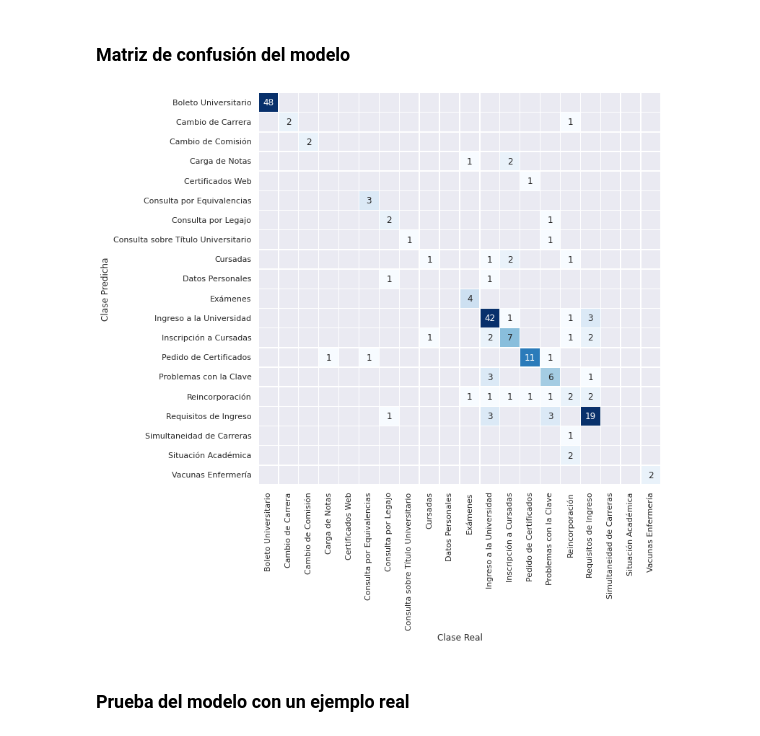
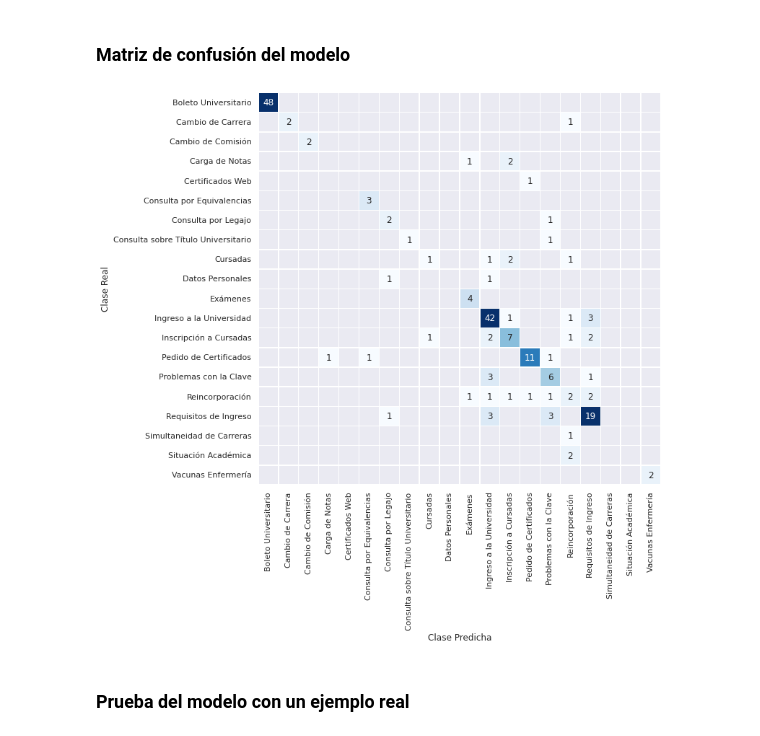
Before and after one commit to jumafernandez/clasificacion_correos, a Jupyter notebook: tesis/notebooks/05-BERT.ipynb, the cells around one changed output. Cells and saved outputs as stored; diff of their text form; code cells hidden in the pictures.

```diff
--- a/tesis/notebooks/05-BERT.ipynb
+++ b/tesis/notebooks/05-BERT.ipynb
@@ -15,3 +19,18 @@ __Objetivo:__ En esta notebook se presentan los experimentos sobre la estrategia
+# %%
+ITERACION = 1
+
+# Ubicación de los archivos de ambas iteraciones
+DS_DIR = 'https://raw.githubusercontent.com/jumafernandez/clasificacion_correos/main/tesis/data/'
+
+if ITERACION==1:
+  # Nombre de los archivos de la primera iteración
+  TRAIN_FILE = '01-01-correos-train-80.csv'
+  TEST_FILE = '01-02-correos-test-20.csv'
+
+elif ITERACION==2:
+  # Nombre de los archivos de la segunda iteración
+  TRAIN_FILE = '02-01-correos-train-80.csv'
+  TEST_FILE = '02-02-correos-test-20.csv'
 # %% [markdown]
 ## Instalación de librerías
 
@@ -201,0 +201,21 @@ model.train_model(train_df)
+# %%
+ENTRENA_NUEVO_MODELO=False
+
+if ENTRENA_NUEVO_MODELO:
+  # Entrenamos el modelo
+  model.train_model(train_df)
+else:
+  # Busco el archivo en Drive
+  from google.colab import drive
+  drive.mount('drive')
+  !cp "drive/My Drive/Tesis_modelos/outputs_beto_20211031.zip" outputs_beto_20211031.zip
+
+  # Unzipeo el archivo
+  shutil.unpack_archive("outputs_beto_20211031.zip", "local_model")
+
+  # Cargo el modelo
+  model = ClassificationModel(
+    "bert",
+    "local_model",
+    use_cuda=False
+  )
@@ -278,36 +300,36 @@ import seaborn as sns
 import matplotlib.pyplot as plt
 
 matriz_confusion = metrics.confusion_matrix(test_df.labels, predictions)
 
 sns.set()
 my_mask = np.zeros((matriz_confusion.shape[0], matriz_confusion.shape[0]), dtype=int)
 for i in range(matriz_confusion.shape[0]):
     for j in range(matriz_confusion.shape[0]):
         my_mask[i][j] = matriz_confusion[i][j] == 0
 
 fig_dims = (10, 10)
 plt.subplots(figsize=fig_dims)
 
 ax = sns.heatmap(matriz_confusion,
                  xticklabels=etiquetas,
                  annot=True,
                  fmt="d",
                  linewidths=.5,
                  cmap="Blues",
                  cbar=False,
                  mask=my_mask,
                  vmax=15)
 
 plt.gcf().set_size_inches(10, 10)
 plt.xticks(rotation=90, ha="center")
 plt.yticks(np.arange(len(etiquetas))+0.5, etiquetas, rotation='horizontal')
 
-plt.xlabel('Clase Real')
-plt.ylabel('Clase Predicha');
+plt.xlabel('Clase Predicha')
+plt.ylabel('Clase Real');
 
 plt.show()
 # %% [output]
-[figure, old version]
+[figure, new version]
 # %% [markdown]
 ### Prueba del modelo con un ejemplo real
 # %%
```
Also changed, not shown: parts of 10 cells of this notebook.
